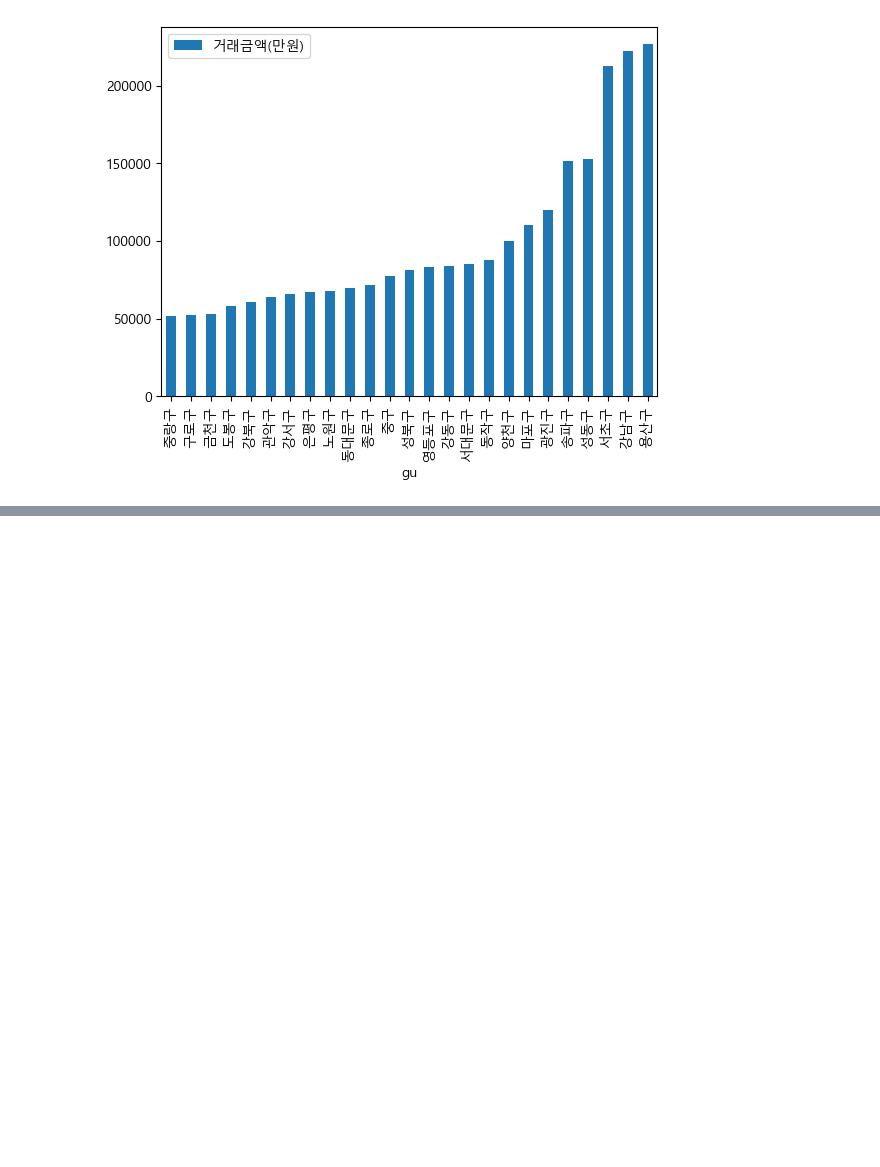
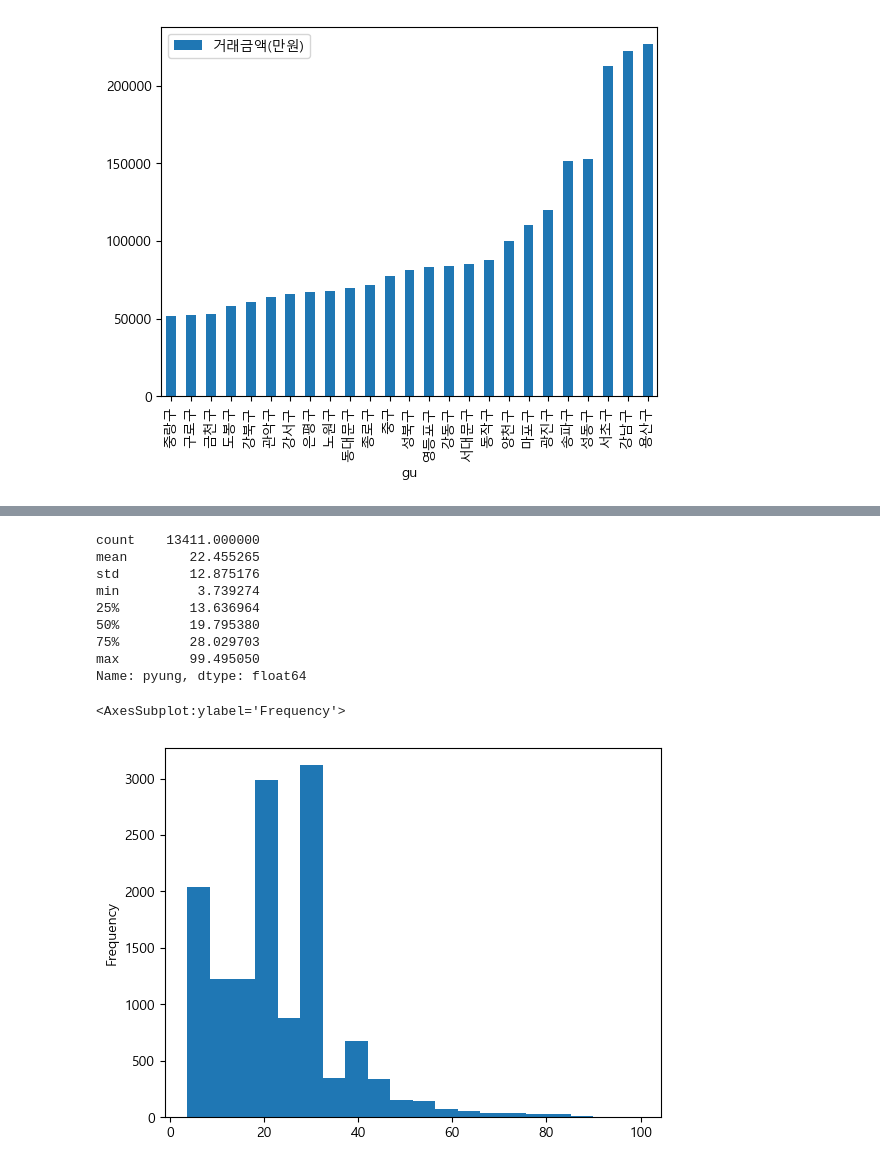
Before and after one commit to KimYounghwan/seongsu_neo_bns, a Jupyter notebook: 아파트 실거래가 분석.ipynb, the cells around one changed output, grey strips where cells are left out. Drawn from its saved outputs; the diff is of its cells as text; code cells hidden in the pictures; blank space fills up the shorter version.

```diff
--- a/아파트 실거래가 분석.ipynb
+++ b/아파트 실거래가 분석.ipynb
@@ -182,0 +205,16 @@ plt.ylim(0, 12)
+# %%
+# 히스토그램 - 빈도표
+print(apt_trading["pyung"].describe())
+apt_trading["pyung"].plot.hist(bins=20)
+# %% [output]
+count    13411.000000
+mean        22.455265
+std         12.875176
+min          3.739274
+25%         13.636964
+50%         19.795380
+75%         28.029703
+max         99.495050
+Name: pyung, dtype: float64
+<AxesSubplot:ylabel='Frequency'>
+[figure, added]
```
Also changed, not shown: parts of 8 cells of this notebook.
